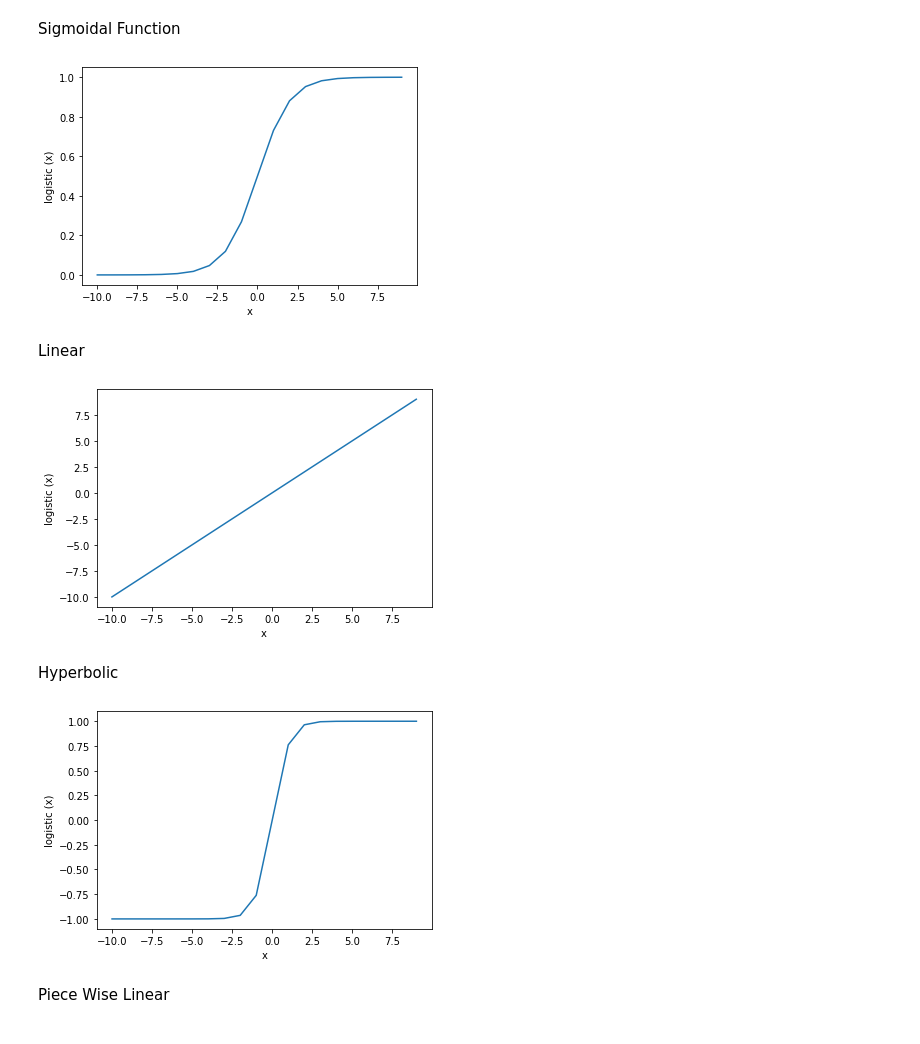
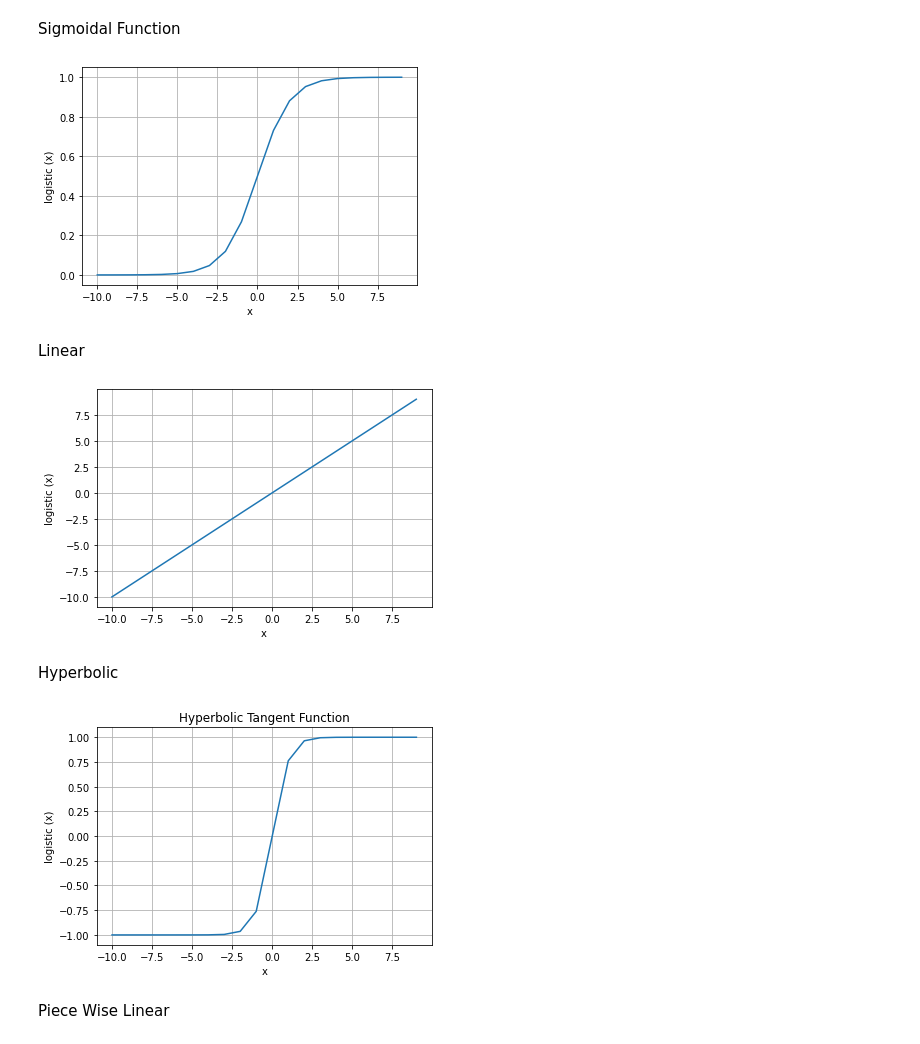
Before and after one commit to thebabycode/Neural-Networks-and-Deep-Learning, a Jupyter notebook: NNDL_Lab1.ipynb, the cells around one changed output. Saved outputs shown, nothing was run; the diff lists cells and outputs as text; code cells hidden in the pictures.

```diff
--- a/NNDL_Lab1.ipynb
+++ b/NNDL_Lab1.ipynb
@@ -12,10 +12,10 @@ z = 1/(1+ np.exp(-x))
 plt.plot(x,z)
 plt.xlabel("x")
 plt.ylabel("logistic (x)")
-
+plt.grid()
 plt.show()
 # %% [output]
-[figure, old version]
+[figure, new version]
 # %% [markdown]
 Linear
 # %%
@@ -24,23 +24,24 @@ z = x
 plt.plot(x,z)
 plt.xlabel("x")
 plt.ylabel("logistic (x)")
-
+plt.grid()
 plt.show()
 # %% [output]
-[figure, old version]
+[figure, new version]
 # %% [markdown]
 Hyperbolic
 # %%
 z = ((np.exp(x)-np.exp(-x)) / (np.exp(x)+np.exp(-x)))
 
 
 plt.plot(x,z)
 plt.xlabel("x")
 plt.ylabel("logistic (x)")
-
+plt.title("Hyperbolic Tangent Function")
+plt.grid()
 plt.show()
 # %% [output]
-[figure, old version]
+[figure, new version]
 # %% [markdown]
 Piece Wise Linear
 # %%
```
Also changed, not shown: parts of 16 cells of this notebook.
